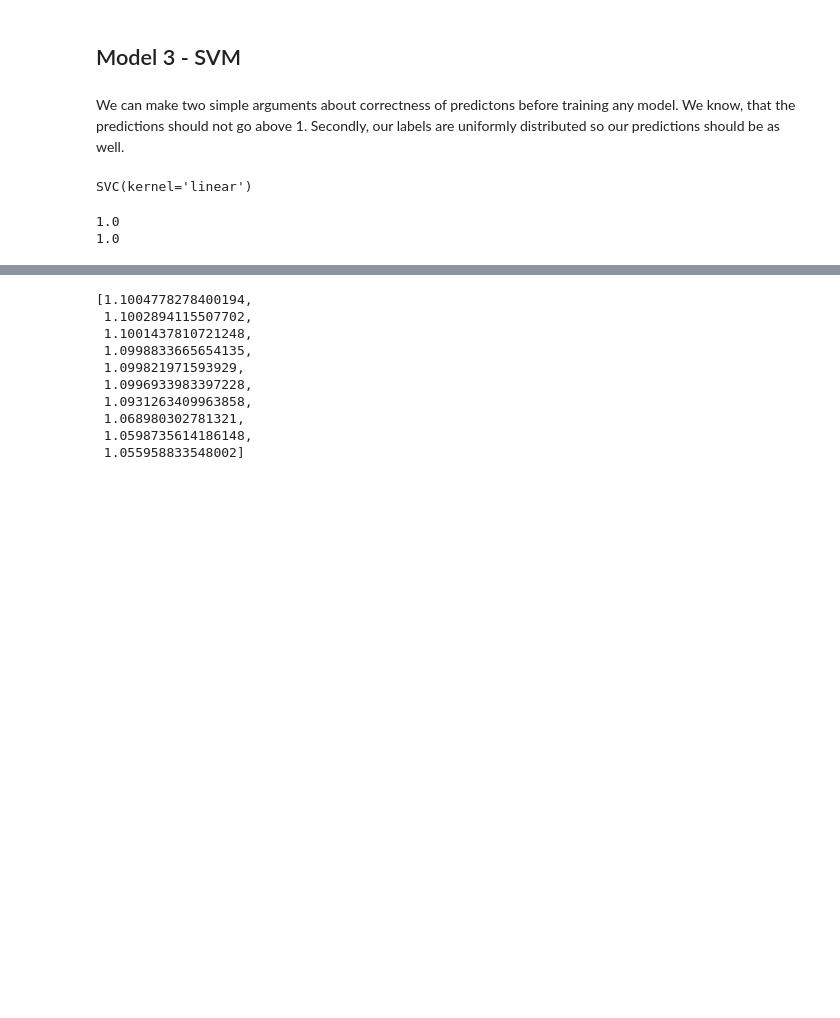
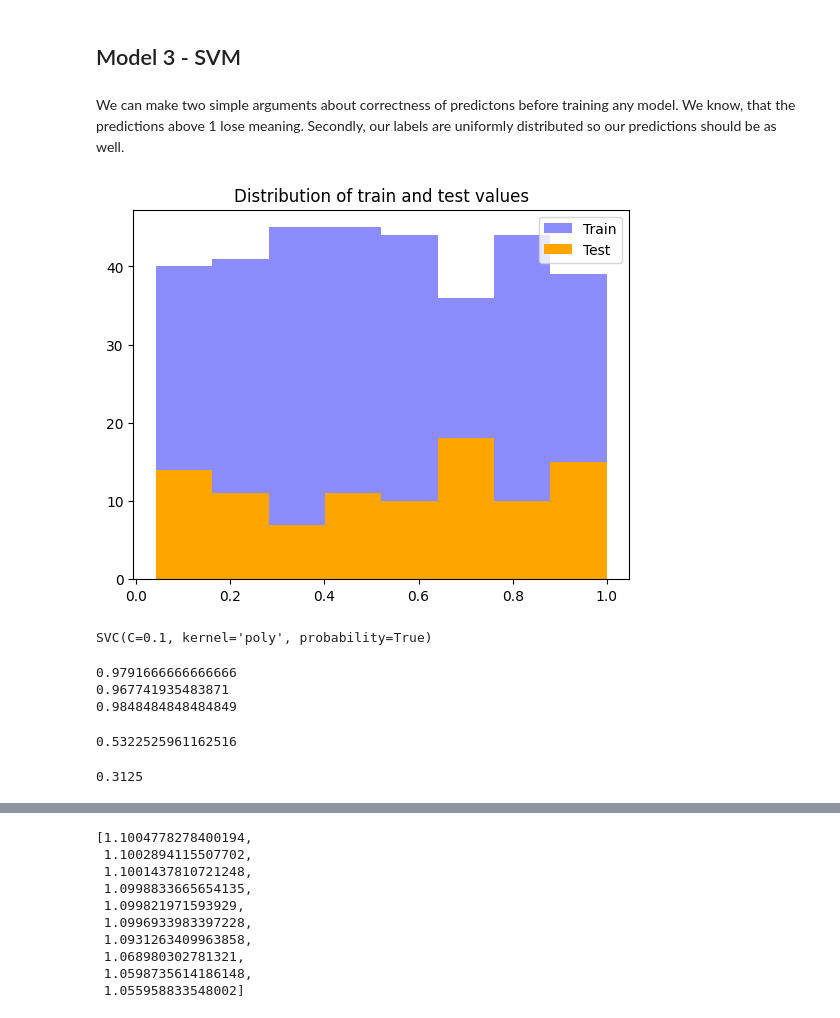
Before and after one commit to HybridNeos/TFRRS-API, a Jupyter notebook: part_3.ipynb, the cells around one changed output, grey strips where cells are left out. Saved outputs shown, nothing was run; the diff lists cells and outputs as text; code cells hidden in the pictures; blank space fills up the shorter version.

```diff
--- a/part_3.ipynb
+++ b/part_3.ipynb
@@ -148,4 +216,4 @@ print(X_train.shape, X_test.shape)
 # %% [markdown]
 ## Model 3 - SVM
 # %% [markdown]
-We can make two simple arguments about correctness of predictons before training any model. We know, that the predictions should not go above 1. Secondly, our labels are uniformly distributed so our predictions should be as well.
+We can make two simple arguments about correctness of predictons before training any model. We know, that the predictions above 1 lose meaning. Secondly, our labels are uniformly distributed so our predictions should be as well.
@@ -156,16 +220,34 @@ plt.show()
+# %%
+plt.hist(y_score_train, bins=8, alpha=0.45, color='blue', label="Train")
+plt.hist(y_score_test, bins=8, alpha=1, color='orange', label="Test")
+plt.legend()
+plt.title("Distribution of train and test values")
+plt.show()
+# %% [output]
+[figure, added]
 # %%
 from sklearn.svm import SVC, SVR
 # %%
-svm = SVC(kernel="linear")
+svm = SVC(C=0.1, kernel="poly", degree=3, probability=True)
 svm.fit(X_train, y_all_am_train)
 # %% [output]
-SVC(kernel='linear')
+SVC(C=0.1, kernel='poly', probability=True)
 # %%
 from sklearn.metrics import accuracy_score, f1_score, roc_auc_score
-predictions = svm.predict(X_train)
-print(accuracy_score(predictions, y_all_am_train))
-print(f1_score(y_all_am_train, predictions))
+predictions = svm.predict(X_test)
+print(accuracy_score(predictions, y_all_am_test))
+print(f1_score(predictions, y_all_am_test))
+print(roc_auc_score(predictions, y_all_am_test))
 # %% [output]
-1.0
-1.0
+0.9791666666666666
+0.967741935483871
+0.9848484848484849
+# %%
+min(np.max(svm.predict_proba(X_test), axis=1))
+# %% [output]
+0.5322525961162516
+# %%
+sum(predictions) / len(predictions)
+# %% [output]
+0.3125
 # %%
```
Also changed, not shown: parts of 18 cells of this notebook.
